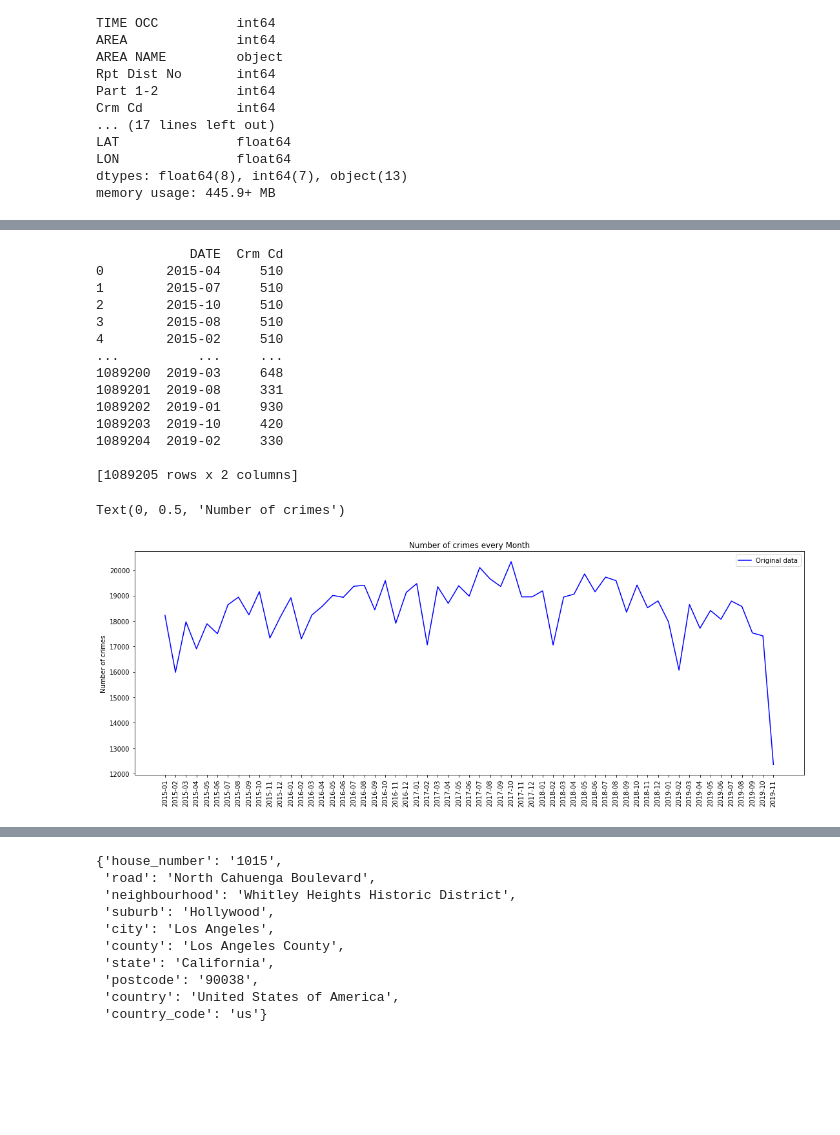
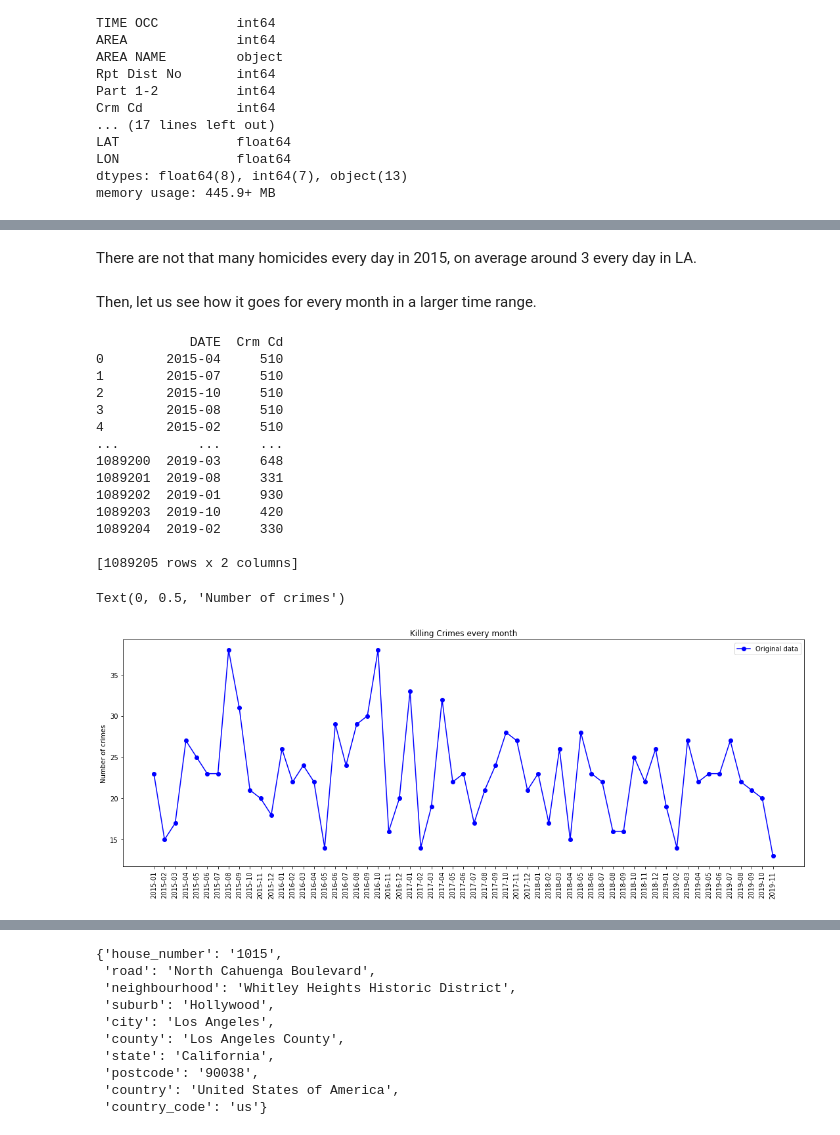
Before and after one commit to moody6520/15688Project, a Jupyter notebook: TimeTrendGraph3.ipynb, the cells around one changed output, grey strips where cells are left out. Cells and saved outputs as stored; diff of their text form; code cells hidden in the pictures; blank space fills up the shorter version.

```diff
--- a/TimeTrendGraph3.ipynb
+++ b/TimeTrendGraph3.ipynb
@@ -7,6 +60,6 @@ from uszipcode import SearchEngine
 # %%
-df = pd.read_csv('data/Crime_Data_from_2010_to_Present.csv')
-df.head()
+crimeData = pd.read_csv('../data/Crime_Data_from_2010_to_Present.csv')
+crimeData.head()
 # %% [output]
 |  | DR_NO | Date Rptd | DATE OCC | TIME OCC | AREA | AREA NAME | Rpt Dist No | Part 1-2 | Crm Cd | ... |
 | 0 | 1307355 | 02/20/2010 12:00:00 AM | 02/20/2010 12:00:00 AM | 1350 | 13 | Newton | 1385 | 2 | 900 | ... |
@@ -49,0 +107,11 @@ df.describe()
+# %%
+# conver the type for date, from string toe datatime.
+crimeData["DATE"] = pd.to_datetime(crimeData['DATE OCC'])
+timeOccurences = crimeData[["DATE","Crm Cd"]]
+
+# only draw from 2015 to 2019
+filterData = timeOccurences.set_index("DATE").loc['01/01/2015 12:00:00 AM':'12/31/2019 12:00:00 AM']
+
+filterData.reset_index(inplace=True)
+filterData['DATE'] = filterData['DATE'].map(lambda x:x.strftime("%Y-%m"))
+print(filterData)
@@ -50,40 +230,42 @@ df.describe()
+# %% [markdown]
+There are not that many homicides every day in 2015, on average around 3 every day in LA.
+# %% [markdown]
+Then, let us see how it goes for every month in a larger time range.
 # %%
-df["DATE"] = pd.to_datetime(df['DATE OCC'])
-timeOccurences = df[["DATE","Crm Cd"]]
+crimeData["DATE"] = pd.to_datetime(crimeData['DATE OCC'])
+timeOccurences = crimeData[["DATE","Crm Cd"]]
 
 # only draw from 2015 to 2019
 filterData = timeOccurences.set_index("DATE").loc['01/01/2015 12:00:00 AM':'12/31/2019 12:00:00 AM']
 
 filterData.reset_index(inplace=True)
 filterData['DATE'] = filterData['DATE'].map(lambda x:x.strftime("%Y-%m"))
+killingData = filterData[filterData["Crm Cd"] == 110]
 print(filterData)
 
-filterDataYearMonth = filterData.groupby('DATE').count()
 fig = plt.figure(figsize=(18,6))
 
 axes = fig.add_axes([0.1,0.1,0.8,0.8])
-axes.plot(filterDataYearMonth,
-          c = 'blue', label = "Original data")
-# axes.plot(timeOccurencesDedup.groupby('DATE').count(),
-#           c = 'green', label = "Dedup data")
+axes.plot(killingData.groupby('DATE').count(),
+          c = 'blue', label = "Original data",marker = "o")
 plt.xticks(rotation = 90)
 plt.legend()
-axes.set_title("Number of crimes every Month")
+axes.set_title("Killing Crimes every month")
 axes.set_ylabel("Number of crimes")
 # %% [output]
             DATE  Crm Cd
 0        2015-04     510
 1        2015-07     510
 2        2015-10     510
 3        2015-08     510
 4        2015-02     510
 ...          ...     ...
 1089200  2019-03     648
 1089201  2019-08     331
 1089202  2019-01     930
 1089203  2019-10     420
 1089204  2019-02     330
 
 [1089205 rows x 2 columns]
 Text(0, 0.5, 'Number of crimes')
-[figure, old version]
+[figure, new version]
```
Also changed, not shown: parts of 45 cells of this notebook.
